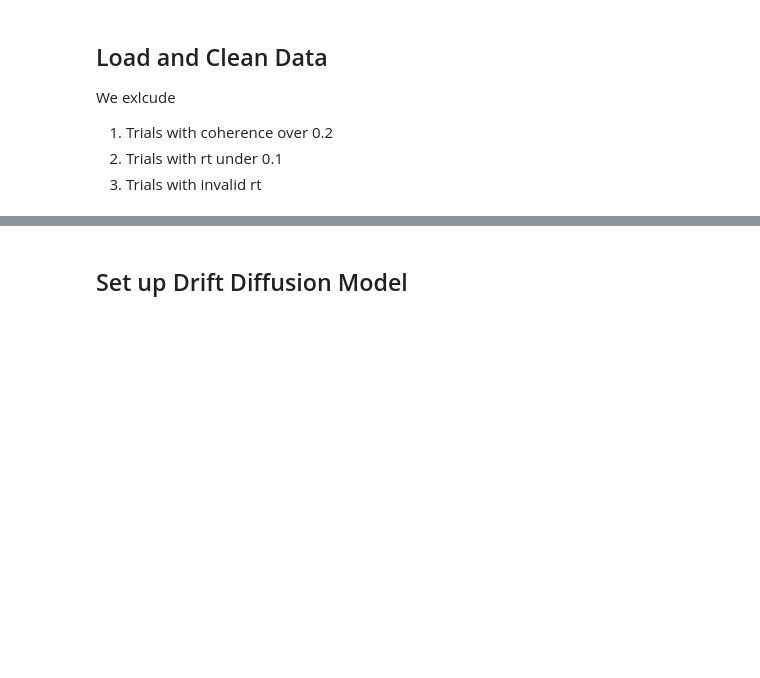
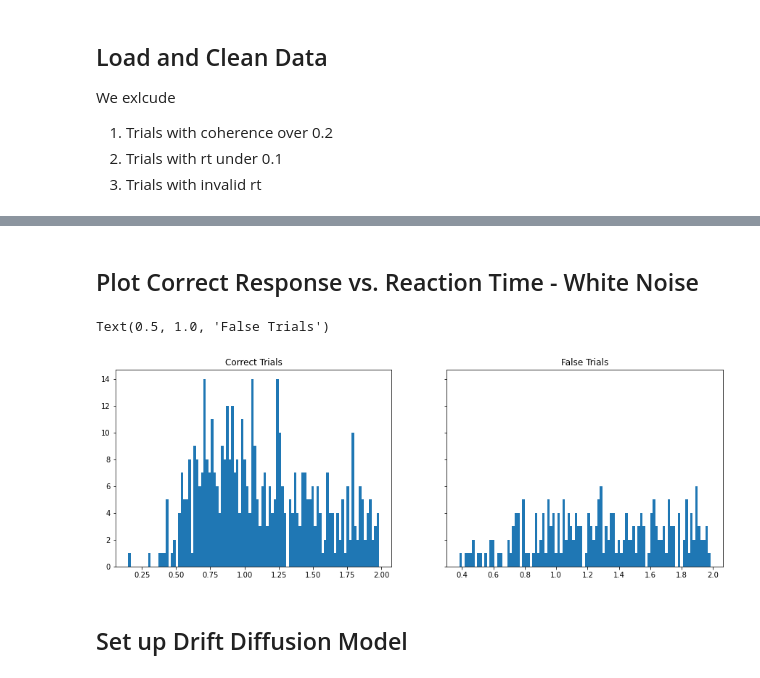
Before and after one commit to LNDG/zurich_data, a Jupyter notebook: fit_ddm.ipynb, the cells around one changed output, grey strips where cells are left out. Drawn from its saved outputs; the diff is of its cells as text; code cells hidden in the pictures; blank space fills up the shorter version.

```diff
--- a/fit_ddm.ipynb
+++ b/fit_ddm.ipynb
@@ -90,4 +93,17 @@ Example Sample - White Noise
 700 rows × 3 columns
+# %% [markdown]
+## Plot Correct Response vs. Reaction Time - White Noise
+# %%
+fig, ax = plt.subplots(1,2, figsize=(15,5), sharey=True)
+correct_white = white_df[white_df['correct']==1]
+ax[0].hist(correct_white['rt'], bins=100);
+ax[0].set_title('Correct Trials')
+false_white = white_df[white_df['correct']==0]
+ax[1].hist(false_white['rt'], bins=100);
+ax[1].set_title('False Trials')
+# %% [output]
+Text(0.5, 1.0, 'False Trials')
+[figure, added]
 # %% [markdown]
 ## Set up Drift Diffusion Model
 # %%
```
Also changed, not shown: parts of 8 cells of this notebook.
